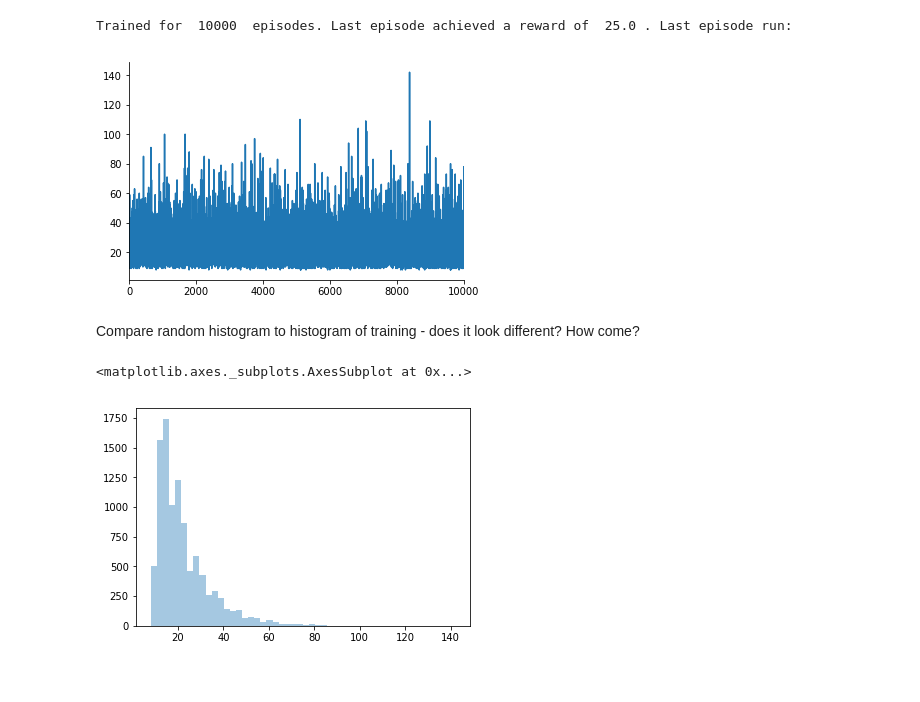
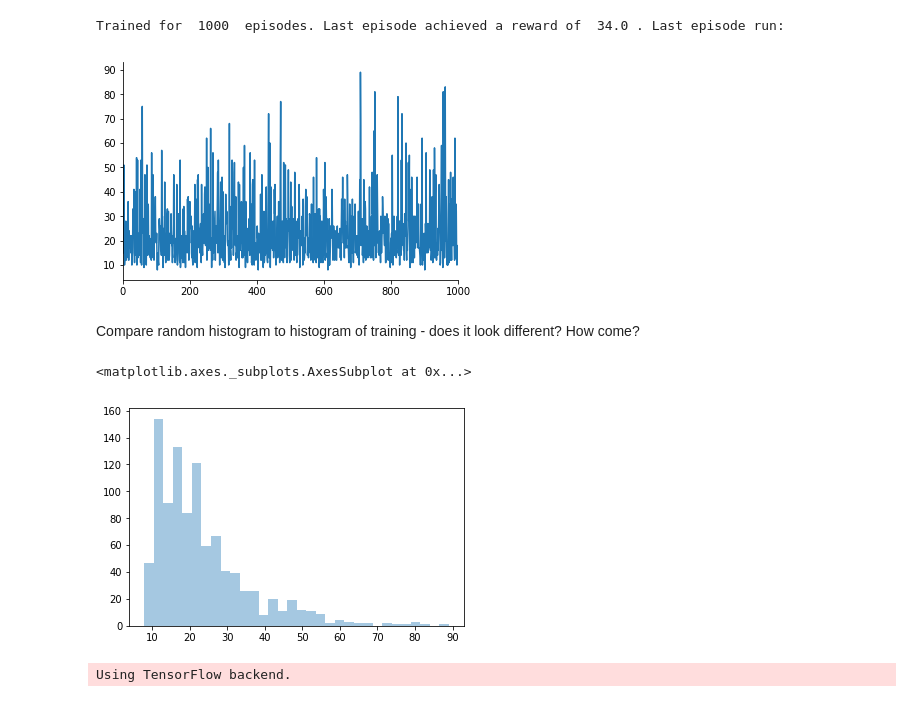
Before and after one commit to DTUComputeCognitiveSystems/AI_playground, a Jupyter notebook: notebooks/exercises/Reinforcement Learning 2 - Classic control.ipynb, the cells around one changed output. Cells and saved outputs as stored; diff of their text form; code cells hidden in the pictures.

Commit message:
neural Q-learning for RL2 - quite unstable

```diff
--- a/notebooks/exercises/Reinforcement Learning 2 - Classic control.ipynb
+++ b/notebooks/exercises/Reinforcement Learning 2 - Classic control.ipynb
@@ -27,33 +27,43 @@ Mean random agent reward:  21.03
 # %%
 from src.rl.TabularQAgent import TabularQAgent
+from tqdm import tqdm
 
 agent = TabularQAgent(0.1, 0.5, 0.99)
 
 
 def run_experiment(env, agent, epsilon_decay, n_episodes) -> list:
     rewards = []
-    for i in range(n_episodes):
+    for i in tqdm(range(n_episodes)):
         sum_r = run_episode(env, agent, learn=True)
         rewards.append(sum_r)
         agent.epsilon *= epsilon_decay
     agent.epsilon = 0
     sum_r = run_episode(env, agent)
     print('Trained for ', n_episodes, ' episodes. Last episode achieved a reward of ', sum_r, '. Last episode run: ')
     #env.render(mode='path', ss=ss)
     return rewards
 
 
 #run_episode(env, agent, learn=True)
 rewards = run_experiment(env, agent, 0.99, 1000)
 sns.tsplot(rewards)
 sns.despine()
 # %% [output]
-Trained for  10000  episodes. Last episode achieved a reward of  25.0 . Last episode run:
+Trained for  1000  episodes. Last episode achieved a reward of  34.0 . Last episode run:
-[figure, old version]
+[figure, new version]
 # %% [markdown]
 Compare random histogram to histogram of training - does it look different? How come?
 # %%
 sns.distplot(rewards, kde=False)
 # %% [output]
 <matplotlib.axes._subplots.AxesSubplot at 0x...>
-[figure, old version]
+[figure, new version]
+# %%
+from src.rl.NeuralQAgent import NeuralQAgent
+
+agent = NeuralQAgent(4, env.action_space.n, 0.001, 1.0, 1.0)
+rewards = run_experiment(env, agent, 0.995, 2000)
+sns.tsplot(rewards)
+sns.despine()
+# %% [output]
+Using TensorFlow backend.
```
Also changed, not shown: parts of 2 cells of this notebook, 3 other files.
